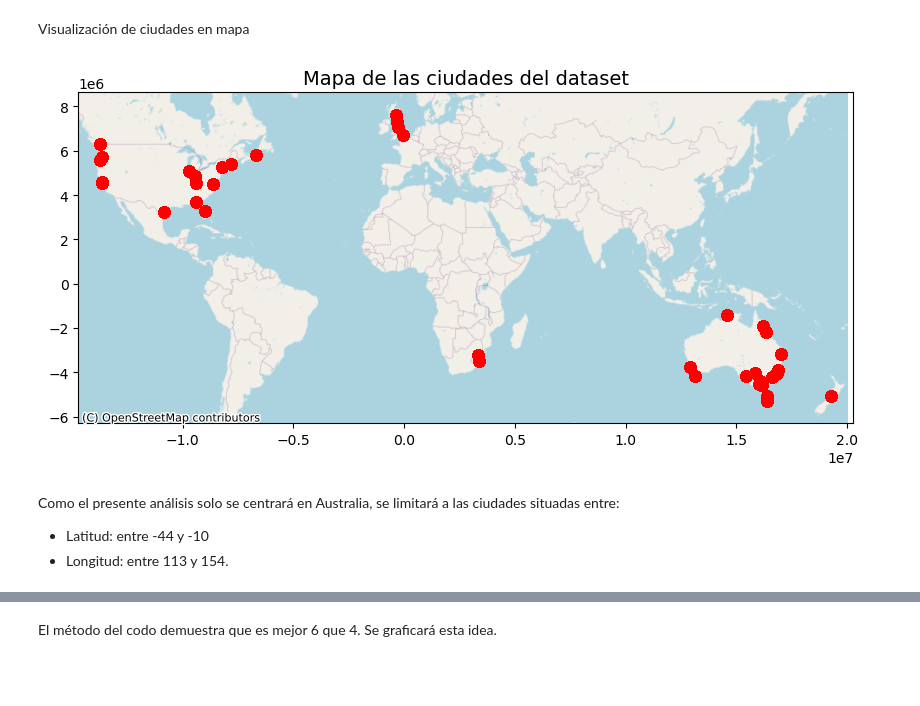
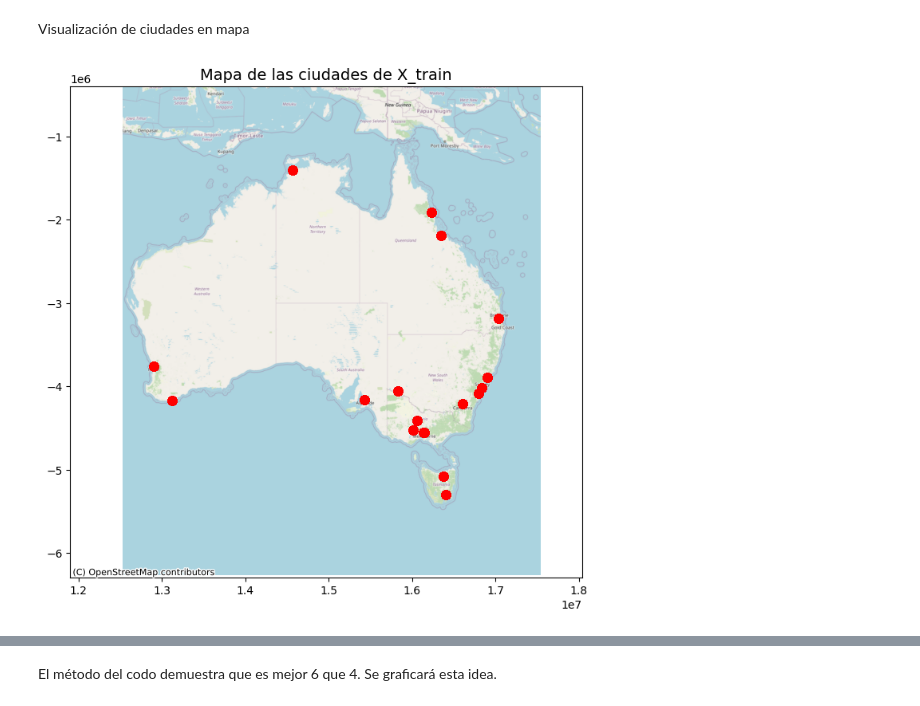
Before and after one commit to CaroRuiz92/AA1-TUIA-Ruiz-Quispe, a Jupyter notebook: TP-clasificacion-AA1.ipynb, the cells around one changed output, grey strips where cells are left out. Drawn from its saved outputs; the diff is of its cells as text; code cells hidden in the pictures; blank space fills up the shorter version.

Commit message:
Entre hasta item 3 - Correciones en uso de OnHotEncoder y armado de Clusters sobre ciudades

```diff
--- a/TP-clasificacion-AA1.ipynb
+++ b/TP-clasificacion-AA1.ipynb
@@ -337,3 +382,35 @@ data_completo = pd.merge(data_limpio, ciudades_df, on='Location', how='left')
+# %%
+gc = GeonamesCache()
+
+def coords_aus(nombre_ciudad):
+    """
+    Busca una ciudad por su nombre y devuelve las coordenadas
+    solo si se encuentra en Australia (countrycode 'AU').
+    """
+    # Lista de TODAS las ciudades con ese nombre
+    posibles_ciudades = gc.get_cities_by_name(nombre_ciudad)
+
+    # Itera sobre la lista para encontrar la australiana
+    for dict_ciudad in posibles_ciudades:
+        data_ciudad = list(dict_ciudad.values())[0]
+
+        if data_ciudad['countrycode'] == 'AU':
+            # Devolvemos la latitud y longitud
+            return (data_ciudad['latitude'], data_ciudad['longitude'])
+
+    # 3. Si el bucle termina y no encontró nada
+    return None
+# %%
+ciudades_unicas = X_train['Location'].unique()
+# Un "mapa" (diccionario) con las coordenadas correctas
+coord_map = {ciudad: coords_aus(ciudad) for ciudad in ciudades_unicas}
+# %%
+for df in [X_train, X_val, X_test]:
+    df['coords'] = df['Location'].map(coord_map)
+
+    df['latitude'] = df['coords'].apply(lambda x: x[0] if x is not None else None)
+    df['longitude'] = df['coords'].apply(lambda x: x[1] if x is not None else None)
+    df.drop(columns=['coords'], inplace=True)
 # %% [markdown]
 Visualización de ciudades en mapa
 # %%
@@ -352,7 +429,7 @@ def crear_geodf(df, lon_col="longitude", lat_col="latitude"):
     )
     return gdf.to_crs(epsg=3857)
 # %%
-gdf = crear_geodf(data_completo)
+gdf_train = crear_geodf(X_train)
 # %%
 def graf_mapa(geodf, titulo):
     fig, ax = plt.subplots(figsize=(10, 8))
@@ -368,11 +445,7 @@ def graf_mapa(geodf, titulo):
     ax.set_title(titulo, fontsize=14)
     plt.show()
 # %%
-titulo = 'Mapa de las ciudades del dataset'
-graf_mapa(gdf, titulo)
+titulo = 'Mapa de las ciudades de X_train'
+graf_mapa(gdf_train, titulo)
 # %% [output]
-[figure, old version]
+[figure, new version]
-# %% [markdown]
-Como el presente análisis solo se centrará en Australia, se limitará a las ciudades situadas entre:
-- Latitud: entre -44 y -10
-- Longitud: entre 113 y 154.
```
Also changed, not shown: parts of 58 cells of this notebook.
